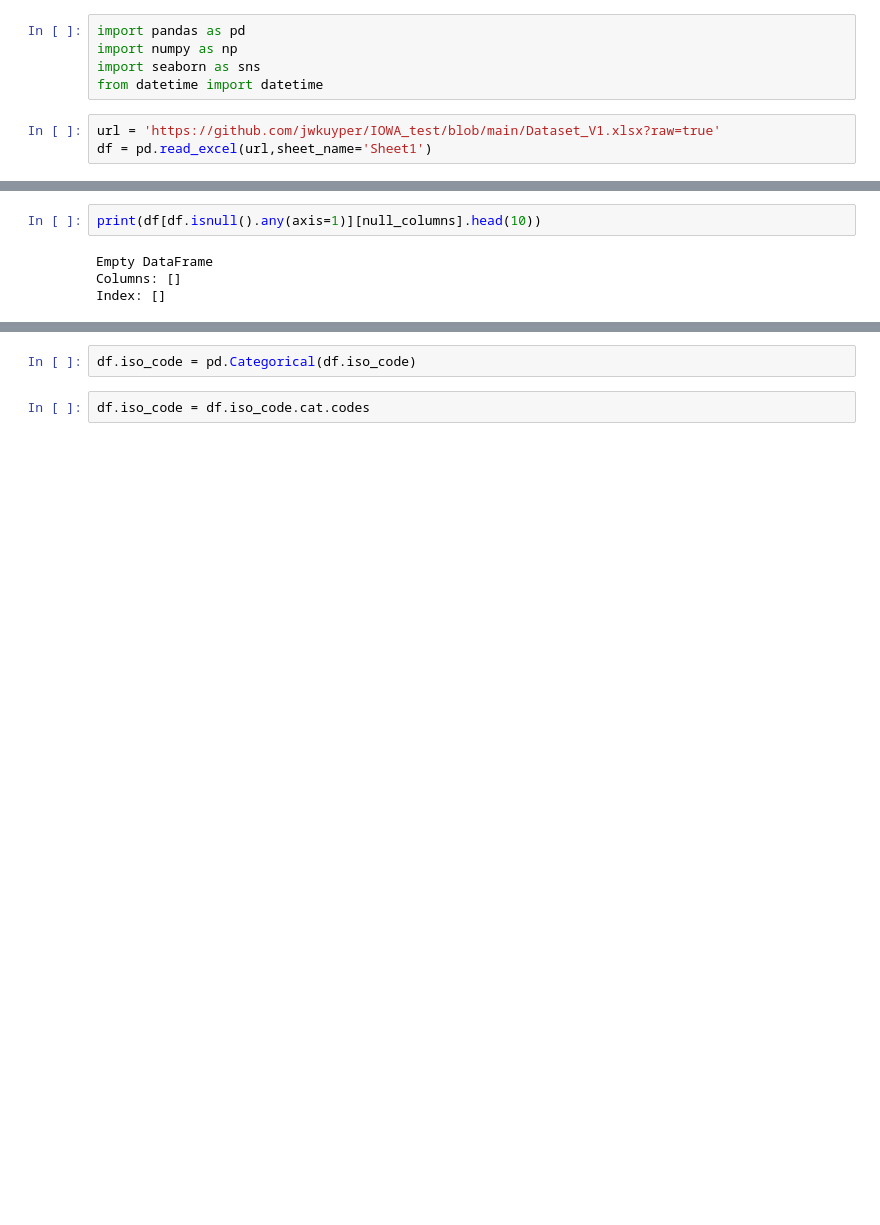
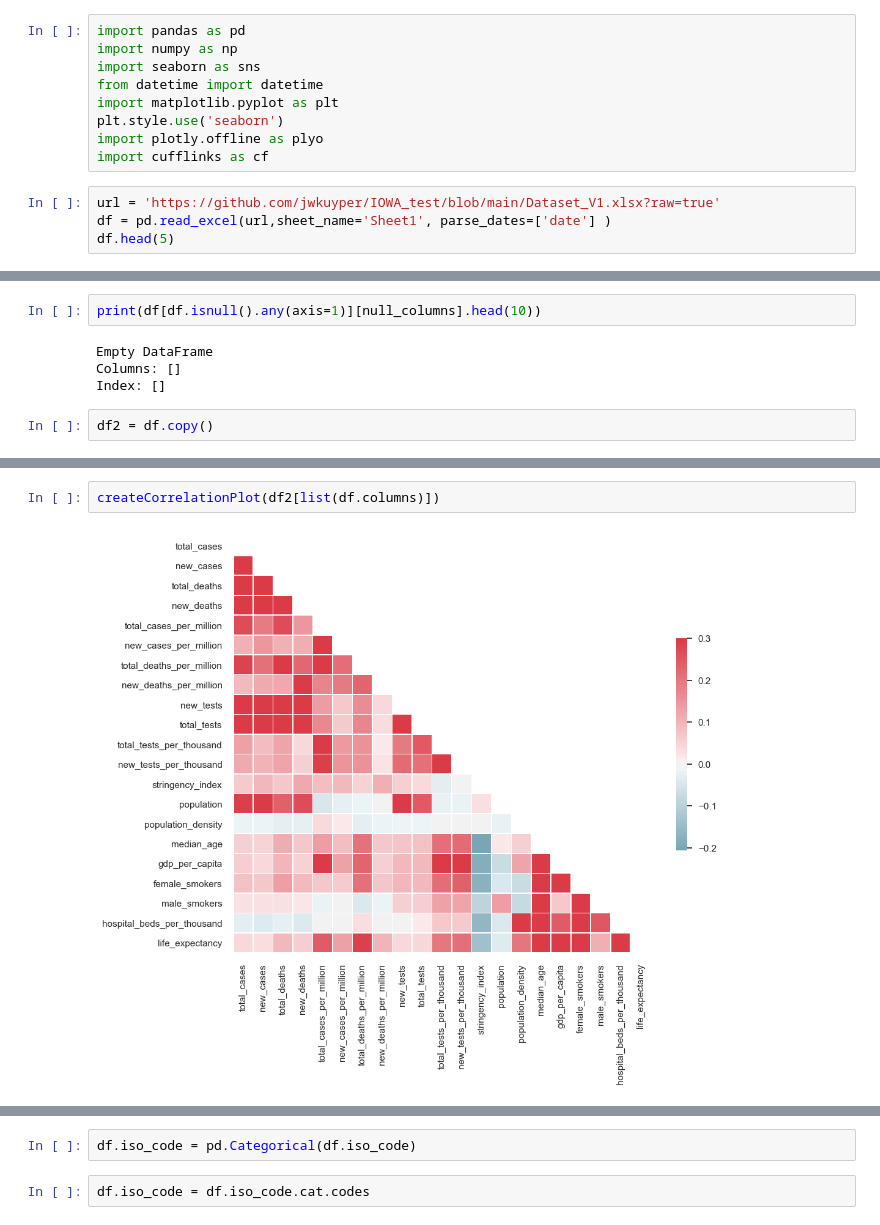
Before and after one commit to jwkuyper/IOWA_test, a Jupyter notebook: Notebook1.ipynb, the cells around one changed output, grey strips where cells are left out. Cells and saved outputs as stored; diff of their text form; blank space fills up the shorter version.

```diff
--- a/Notebook1.ipynb
+++ b/Notebook1.ipynb
@@ -3,6 +3,11 @@ import pandas as pd
 import numpy as np
 import seaborn as sns
 from datetime import datetime
+import matplotlib.pyplot as plt
+plt.style.use('seaborn')
+import plotly.offline as plyo
+import cufflinks as cf
 # %%
 url = 'https://github.com/jwkuyper/IOWA_test/blob/main/Dataset_V1.xlsx?raw=true'
-df = pd.read_excel(url,sheet_name='Sheet1')
+df = pd.read_excel(url,sheet_name='Sheet1', parse_dates=['date'] )
+df.head(5)
@@ -47,3 +77,5 @@ print(df[df.isnull().any(axis=1)][null_columns].head(10))
 Empty DataFrame
 Columns: []
 Index: []
+# %%
+df2 = df.copy()
@@ -49,0 +113,4 @@ Index: []
+# %%
+createCorrelationPlot(df2[list(df.columns)])
+# %% [output]
+[figure, added]
```
Also changed, not shown: parts of 7 cells of this notebook.
